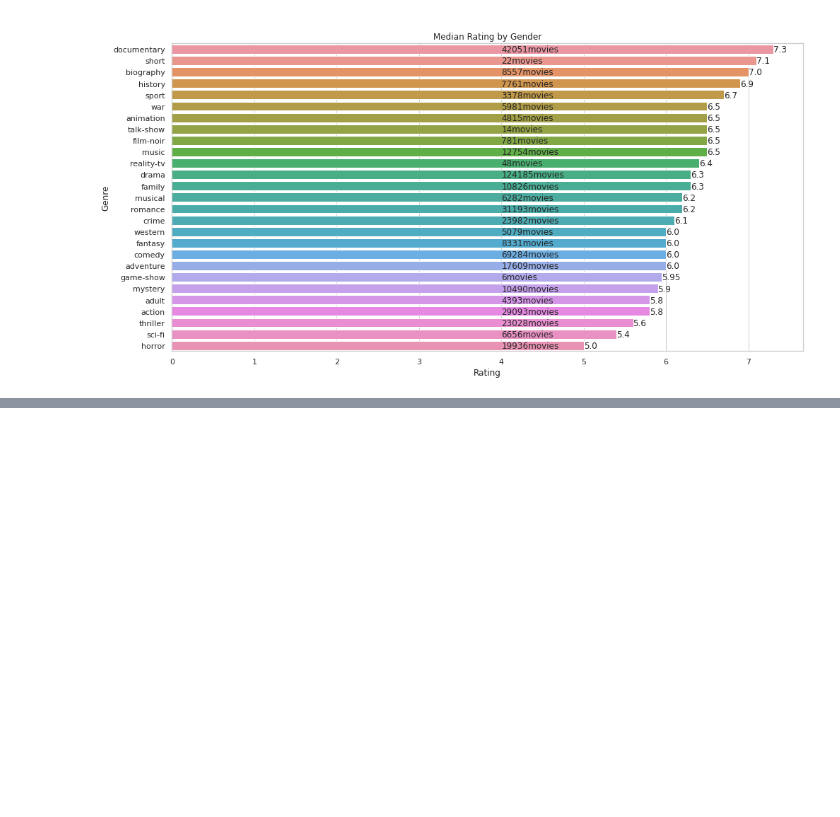
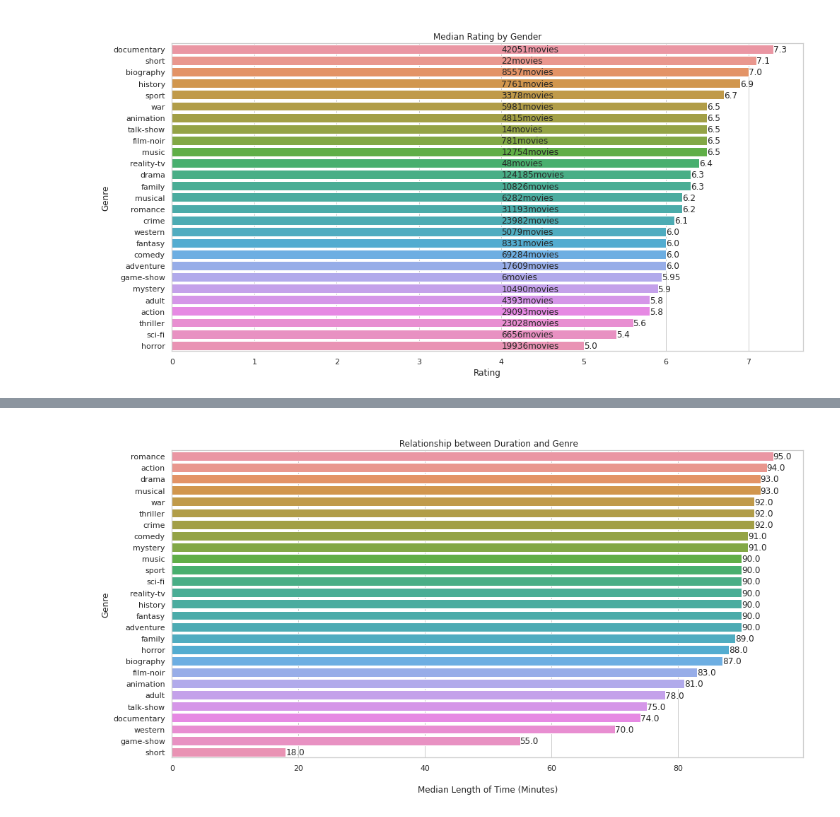
Before and after one commit to DiasMelissa/PythonProfound, a Jupyter notebook: Script15.ipynb, the cells around one changed output, grey strips where cells are left out. Saved outputs shown, nothing was run; the diff lists cells and outputs as text; code cells hidden in the pictures; blank space fills up the shorter version.

```diff
--- a/Script15.ipynb
+++ b/Script15.ipynb
@@ -417,0 +595,32 @@ plt.show()
+# %%
+genero_runtime =[]
+for item in generos_unicos:
+  consulta = 'SELECT runtime_minutes Runtime FROM  titles  WHERE genres LIKE '+ '\''+'%'+item+'%'+'\' AND type=\'movie\' AND Runtime!=\'NaN\''
+  resultado = pd.read_sql_query(consulta, conn)
+  genero_runtime.append(np.median(resultado['Runtime']))
+# %%
+df_genero_runtime = pd.DataFrame()
+df_genero_runtime['genre'] = generos_unicos
+df_genero_runtime['runtime'] = genero_runtime
+# %%
+df_genero_runtime = df_genero_runtime.drop(index = 18)
+# %%
+df_genero_runtime = df_genero_runtime.sort_values(by = 'runtime', ascending = False)
+# %%
+plt.figure(figsize = (16,8))
+
+sns.barplot(y = df_genero_runtime.genre, x = df_genero_runtime.runtime, orient = "h")
+
+for i in range(len(df_genero_runtime.index)):
+    plt.text(df_genero_runtime.runtime[df_genero_runtime.index[i]],
+                 i + 0.25,
+                 round(df_genero_runtime["runtime"][df_genero_runtime.index[i]], 2))
+
+
+plt.xlabel('\nMedian Length of Time (Minutes)')
+plt.ylabel('Genre')
+
+plt.title('\n Relationship between Duration and Genre')
+plt.show()
+# %% [output]
+[figure, added]
```
Also changed, not shown: parts of 47 cells of this notebook.
